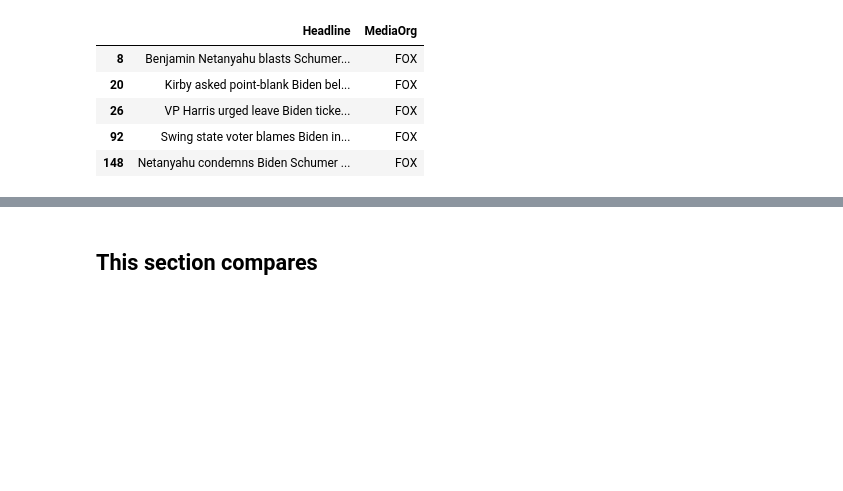
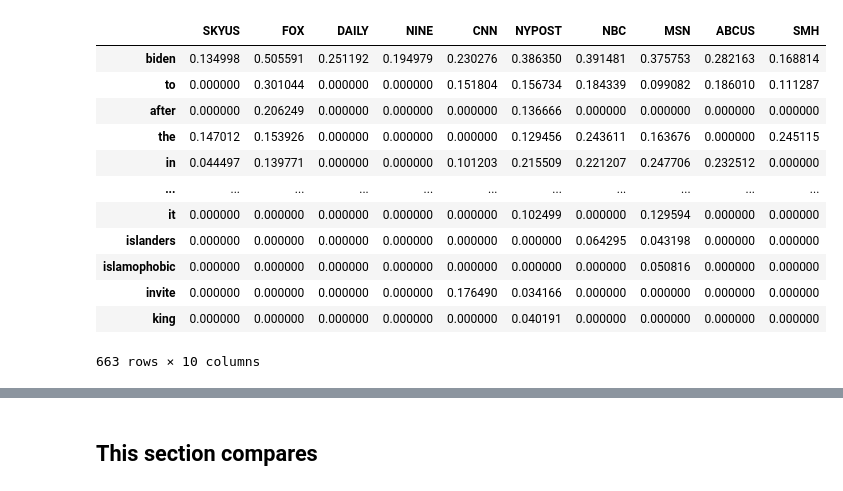
Before and after one commit to danielmtro/PoliticalPolarisation, a Jupyter notebook: tf_idf_work.ipynb, the cells around one changed output, grey strips where cells are left out. Drawn from its saved outputs; the diff is of its cells as text; code cells hidden in the pictures; blank space fills up the shorter version.

```diff
--- a/tf_idf_work.ipynb
+++ b/tf_idf_work.ipynb
@@ -24,15 +25,7 @@ def remove_stopwords(df: pd.DataFrame, column = 'Headline') -> pd.DataFrame:
 
 df_no_stopwords = remove_stopwords(df)
 # %%
-biden, trump, _, _ = get_biden_trump_dataframes(df_no_stopwords)
-biden.head()
+biden, trump, _, _ = get_biden_trump_dataframes(df)
-# %% [output]
-|  | Headline | MediaOrg |
-| 8 | Benjamin Netanyahu blasts Schumer... | FOX |
-| 20 | Kirby asked point-blank Biden bel... | FOX |
-| 26 | VP Harris urged leave Biden ticke... | FOX |
-| 92 | Swing state voter blames Biden in... | FOX |
-| 148 | Netanyahu condemns Biden Schumer ... | FOX |
 # %%
 from typing import List
 def build_documents(df: pd.DataFrame):
@@ -75,0 +97,16 @@ trump_tf_idf = get_tf_idf_df(trump_documents, trump_labels)
+# %%
+tf_idf_df.sort_values('FOX', ascending=False)
+# %% [output]
+|  | SKYUS | FOX | DAILY | NINE | CNN | NYPOST | NBC | MSN | ABCUS | SMH |
+| biden | 0.134998 | 0.505591 | 0.251192 | 0.194979 | 0.230276 | 0.386350 | 0.391481 | 0.375753 | 0.282163 | 0.168814 |
+| to | 0.000000 | 0.301044 | 0.000000 | 0.000000 | 0.151804 | 0.156734 | 0.184339 | 0.099082 | 0.186010 | 0.111287 |
+| after | 0.000000 | 0.206249 | 0.000000 | 0.000000 | 0.000000 | 0.136666 | 0.000000 | 0.000000 | 0.000000 | 0.000000 |
+| the | 0.147012 | 0.153926 | 0.000000 | 0.000000 | 0.000000 | 0.129456 | 0.243611 | 0.163676 | 0.000000 | 0.245115 |
+| in | 0.044497 | 0.139771 | 0.000000 | 0.000000 | 0.101203 | 0.215509 | 0.221207 | 0.247706 | 0.232512 | 0.000000 |
+| ... | ... | ... | ... | ... | ... | ... | ... | ... | ... | ... |
+| it | 0.000000 | 0.000000 | 0.000000 | 0.000000 | 0.000000 | 0.102499 | 0.000000 | 0.129594 | 0.000000 | 0.000000 |
+| islanders | 0.000000 | 0.000000 | 0.000000 | 0.000000 | 0.000000 | 0.000000 | 0.064295 | 0.043198 | 0.000000 | 0.000000 |
+| islamophobic | 0.000000 | 0.000000 | 0.000000 | 0.000000 | 0.000000 | 0.000000 | 0.000000 | 0.050816 | 0.000000 | 0.000000 |
+| invite | 0.000000 | 0.000000 | 0.000000 | 0.000000 | 0.176490 | 0.034166 | 0.000000 | 0.000000 | 0.000000 | 0.000000 |
+| king | 0.000000 | 0.000000 | 0.000000 | 0.000000 | 0.000000 | 0.040191 | 0.000000 | 0.000000 | 0.000000 | 0.000000 |
+663 rows × 10 columns
```
Also changed, not shown: parts of 10 cells of this notebook, 3 other files.
